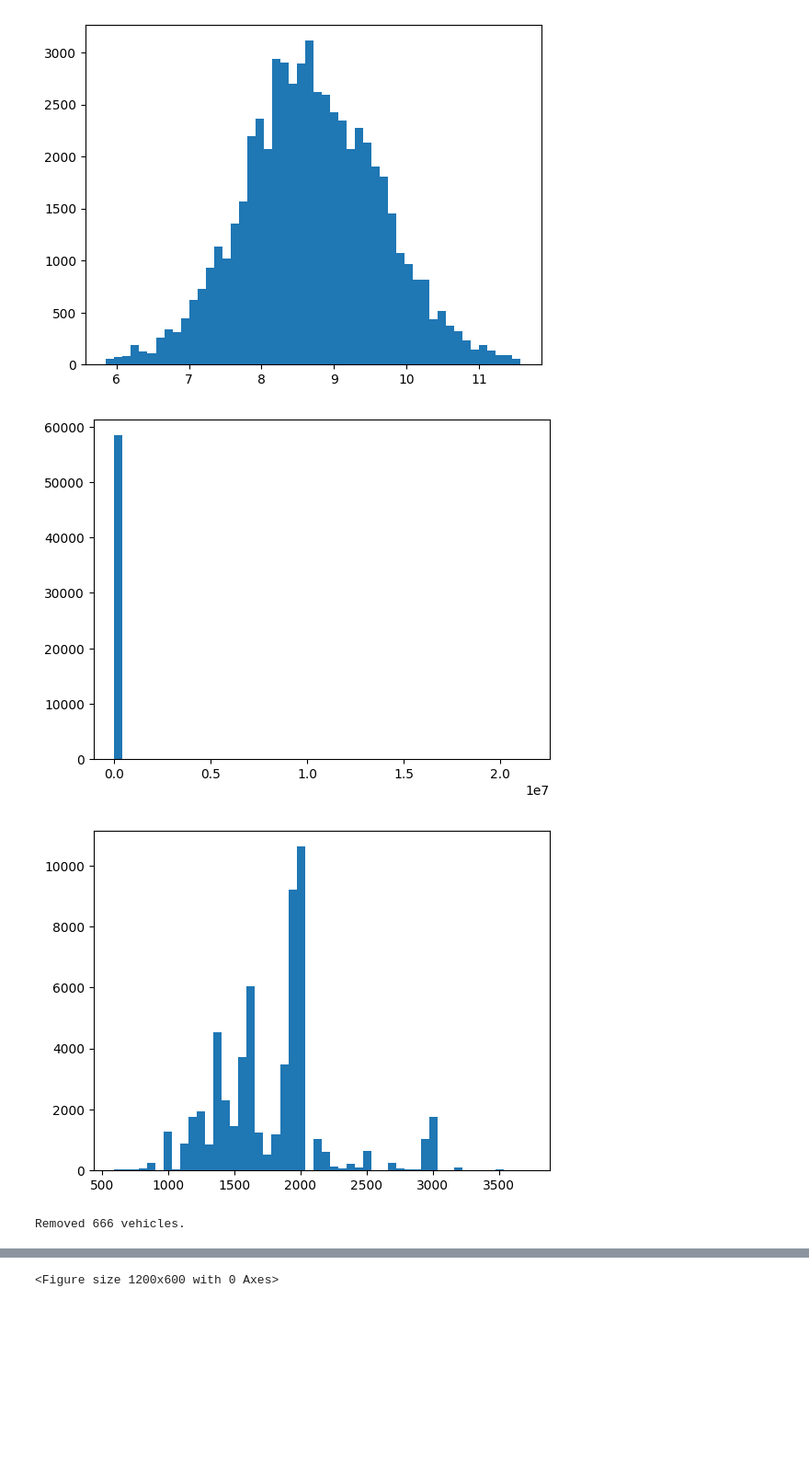
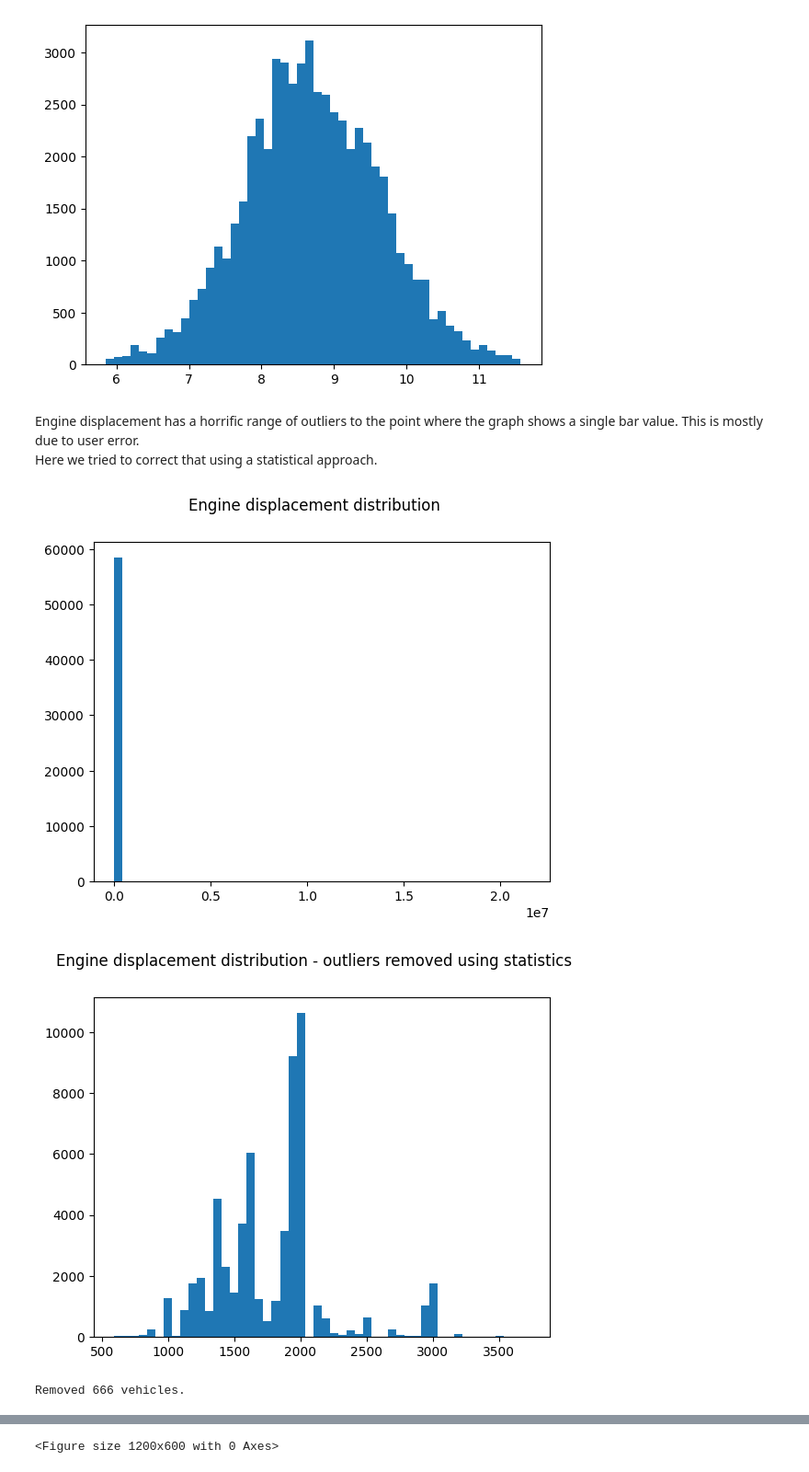
Before and after one commit to milsek/siap-projekat, a Jupyter notebook: explore.ipynb, the cells around one changed output, grey strips where cells are left out. Shown at 92% size. Cells and saved outputs as stored; diff of their text form; code cells hidden in the pictures; blank space fills up the shorter version.

```diff
--- a/explore.ipynb
+++ b/explore.ipynb
@@ -116,31 +125,36 @@ plt.hist(df['cena'], bins=50)
 plt.show()
 # %% [output]
 [figure]
+# %% [markdown]
+Engine displacement has a horrific range of outliers to the point where the graph shows a single bar value. This is mostly due to user error.<br>
+Here we tried to correct that using a statistical approach.
 # %%
 plt.hist(df['kubikaža'], bins=50)
+plt.suptitle('Engine displacement distribution')
 plt.show()
 
 def remove_outliers(property, multiplier=3.5):
     Q1 = df[property].quantile(0.25)
     Q3 = df[property].quantile(0.75)
     IQR = Q3 - Q1
 
     lower_bound = Q1 - multiplier * IQR
     upper_bound = Q3 + multiplier * IQR
 
     return df[(df[property] >= lower_bound) & (df[property] <= upper_bound)]
 
 df_filtered = remove_outliers('kubikaža')
 
 df_filtered = df_filtered[df_filtered['kubikaža'] > 500]
 
 plt.hist(df_filtered['kubikaža'], bins=50)
+plt.suptitle('Engine displacement distribution - outliers removed using statistics')
 plt.show()
 
 print("Removed %d vehicles." % (len(df) - len(df_filtered)))
 
 df = df_filtered
 # %% [output]
-[figure, old version]
+[figure, new version]
-[figure, old version]
+[figure, new version]
 Removed 666 vehicles.
```
Also changed, not shown: parts of 35 cells of this notebook, 1 other file.
